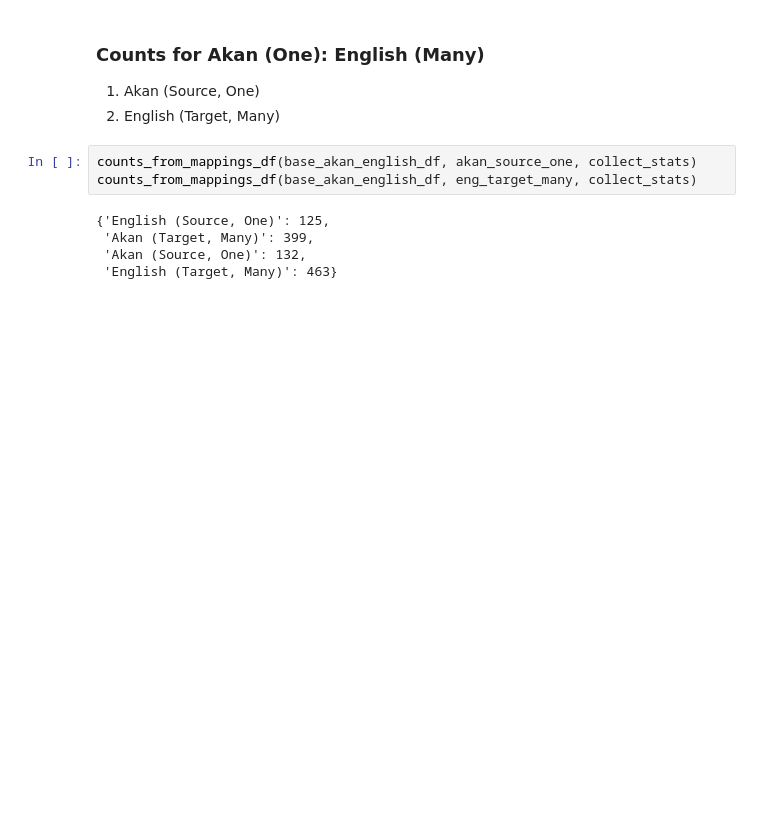
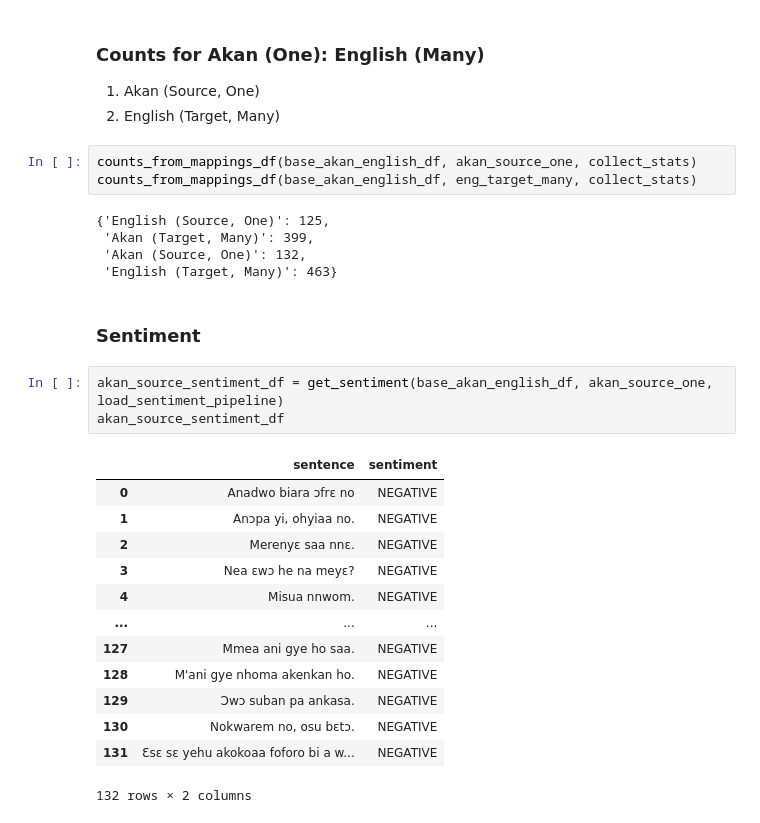
Before and after one commit to Brinkley97/comp-express-mt, a Jupyter notebook: notebook_experiments/dataset_analysis-main.ipynb, the cells around one changed output. Drawn from its saved outputs; the diff is of its cells as text; blank space fills up the shorter version.

```diff
--- a/notebook_experiments/counts_dataset_mappings.ipynb
+++ b/notebook_experiments/dataset_analysis-main.ipynb
@@ -141,3 +208,22 @@ counts_from_mappings_df(base_akan_english_df, eng_target_many, collect_stats)
  'Akan (Target, Many)': 399,
  'Akan (Source, One)': 132,
  'English (Target, Many)': 463}
+# %% [markdown]
+### Sentiment
+# %%
+akan_source_sentiment_df = get_sentiment(base_akan_english_df, akan_source_one, load_sentiment_pipeline)
+akan_source_sentiment_df
+# %% [output]
+|  | sentence | sentiment |
+| 0 | Anadwo biara ɔfrɛ no | NEGATIVE |
+| 1 | Anɔpa yi, ohyiaa no. | NEGATIVE |
+| 2 | Merenyɛ saa nnɛ. | NEGATIVE |
+| 3 | Nea ɛwɔ he na meyɛ? | NEGATIVE |
+| 4 | Misua nnwom. | NEGATIVE |
+| ... | ... | ... |
+| 127 | Mmea ani gye ho saa. | NEGATIVE |
+| 128 | M'ani gye nhoma akenkan ho. | NEGATIVE |
+| 129 | Ɔwɔ suban pa ankasa. | NEGATIVE |
+| 130 | Nokwarem no, osu bɛtɔ. | NEGATIVE |
+| 131 | Ɛsɛ sɛ yehu akokoaa foforo bi a w... | NEGATIVE |
+132 rows × 2 columns
```
Also changed, not shown: parts of 8 cells of this notebook, 1 other file.
